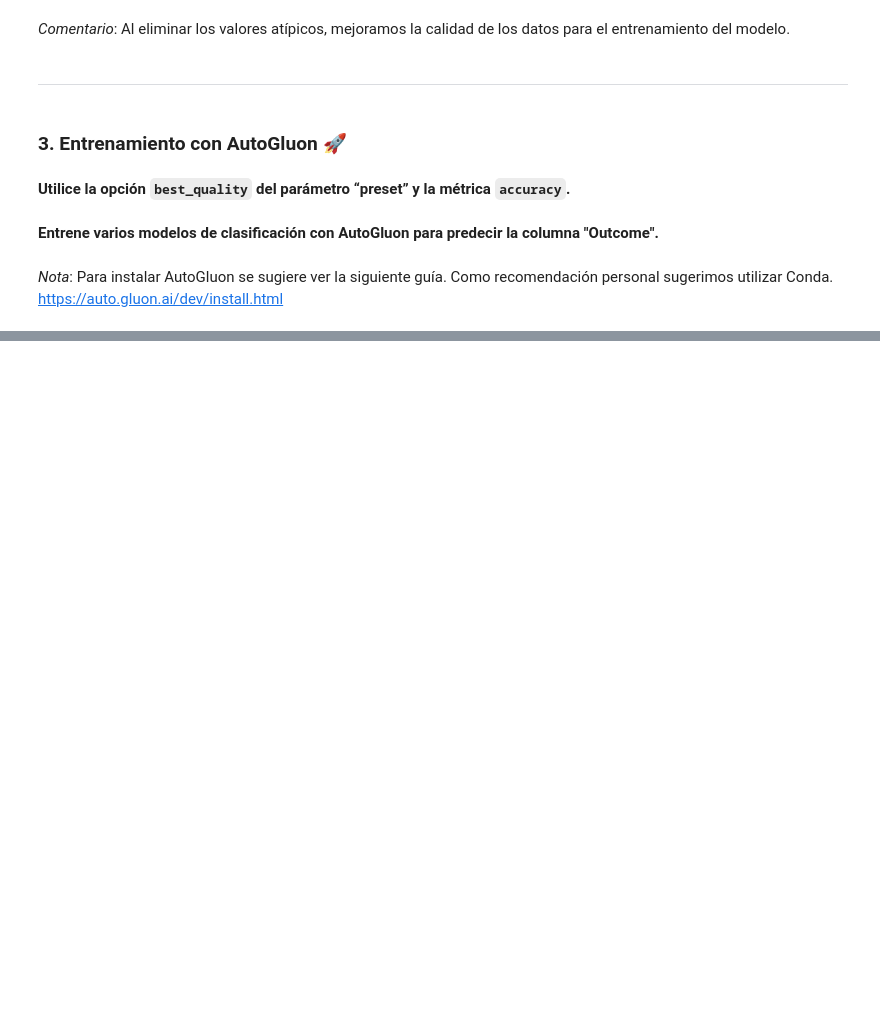
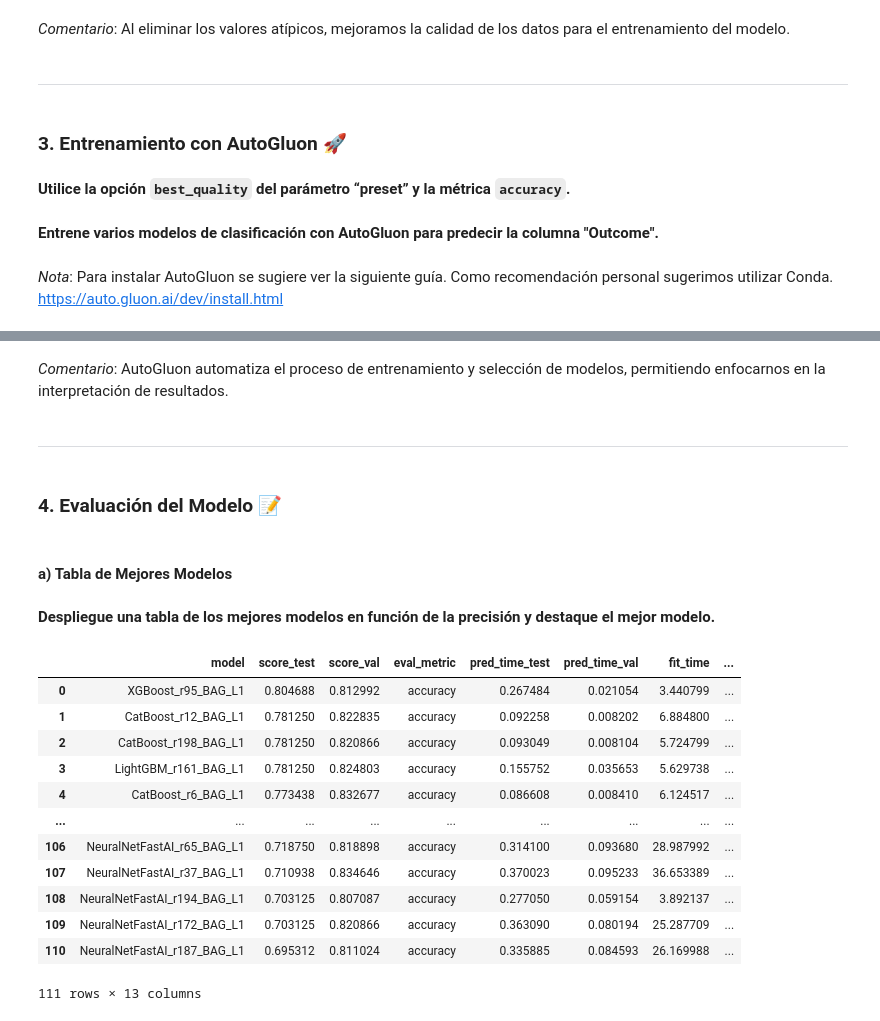
Before and after one commit to UVG-Works-Hub/autogluon-diabetes-prediction, a Jupyter notebook: autogluon.ipynb, the cells around one changed output, grey strips where cells are left out. Cells and saved outputs as stored; diff of their text form; code cells hidden in the pictures; blank space fills up the shorter version.

Commit message:
feat: AutoGloun training and results

```diff
--- a/autogluon.ipynb
+++ b/autogluon.ipynb
@@ -159,0 +217,28 @@ predictor = TabularPredictor(label=objetivo, eval_metric='accuracy').fit(
+# %% [markdown]
+*Comentario*: AutoGluon automatiza el proceso de entrenamiento y selección de modelos, permitiendo enfocarnos en la interpretación de resultados.
+# %% [markdown]
+---
+# %% [markdown]
+### 4. Evaluación del Modelo 📝
+# %% [markdown]
+#### a) Tabla de Mejores Modelos
+# %% [markdown]
+**Despliegue una tabla de los mejores modelos en función de la precisión y destaque el mejor modelo.**
+# %%
+# Obtener la tabla de líderes
+leaderboard = predictor.leaderboard(test_data, silent=True)
+leaderboard
+# %% [output]
+|  | model | score_test | score_val | eval_metric | pred_time_test | pred_time_val | fit_time | ... |
+| 0 | XGBoost_r95_BAG_L1 | 0.804688 | 0.812992 | accuracy | 0.267484 | 0.021054 | 3.440799 | ... |
+| 1 | CatBoost_r12_BAG_L1 | 0.781250 | 0.822835 | accuracy | 0.092258 | 0.008202 | 6.884800 | ... |
+| 2 | CatBoost_r198_BAG_L1 | 0.781250 | 0.820866 | accuracy | 0.093049 | 0.008104 | 5.724799 | ... |
+| 3 | LightGBM_r161_BAG_L1 | 0.781250 | 0.824803 | accuracy | 0.155752 | 0.035653 | 5.629738 | ... |
+| 4 | CatBoost_r6_BAG_L1 | 0.773438 | 0.832677 | accuracy | 0.086608 | 0.008410 | 6.124517 | ... |
+| ... | ... | ... | ... | ... | ... | ... | ... | ... |
+| 106 | NeuralNetFastAI_r65_BAG_L1 | 0.718750 | 0.818898 | accuracy | 0.314100 | 0.093680 | 28.987992 | ... |
+| 107 | NeuralNetFastAI_r37_BAG_L1 | 0.710938 | 0.834646 | accuracy | 0.370023 | 0.095233 | 36.653389 | ... |
+| 108 | NeuralNetFastAI_r194_BAG_L1 | 0.703125 | 0.807087 | accuracy | 0.277050 | 0.059154 | 3.892137 | ... |
+| 109 | NeuralNetFastAI_r172_BAG_L1 | 0.703125 | 0.820866 | accuracy | 0.363090 | 0.080194 | 25.287709 | ... |
+| 110 | NeuralNetFastAI_r187_BAG_L1 | 0.695312 | 0.811024 | accuracy | 0.335885 | 0.084593 | 26.169988 | ... |
+111 rows × 13 columns
```
Also changed, not shown: parts of 11 cells of this notebook, 1 other file.
